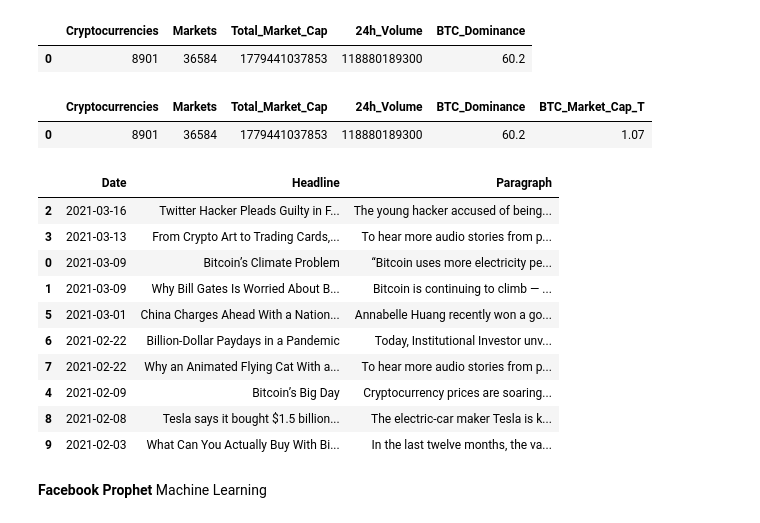
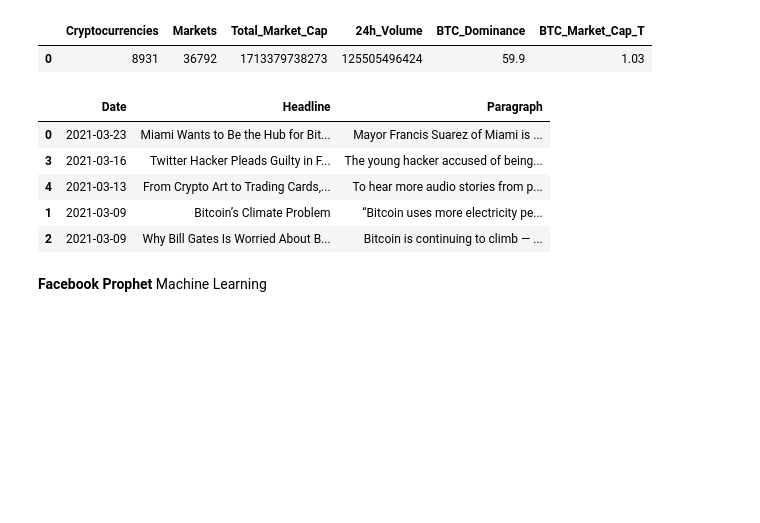
Before and after one commit to HDietrich416/BitcoinDashboard, a Jupyter notebook: bitcoin_app/assets/Bitcoin_ETL.ipynb, the cells around one changed output. Cells and saved outputs as stored; diff of their text form; code cells hidden in the pictures; blank space fills up the shorter version.

```diff
--- a/bitcoin_app/assets/Bitcoin_ETL.ipynb
+++ b/bitcoin_app/assets/Bitcoin_ETL.ipynb
@@ -148,17 +113,12 @@ market_cap_df = market_cap_df.rename(columns={"Dominance": "BTC_Dominance", "Mar
 market_cap_df['Total_Market_Cap'] = market_cap_df['Total_Market_Cap'].str.replace("$","")
 market_cap_df['24h_Volume'] = market_cap_df['24h_Volume'].str.replace("$","")
 market_cap_df = market_cap_df.replace(',','', regex=True)
+market_cap_df['BTC_Market_Cap_T'] = market_cap_df['Total_Market_Cap'].astype(float)*(market_cap_df['BTC_Dominance'].astype(float)/100)
+market_cap_df['BTC_Market_Cap_T']= round((market_cap_df['BTC_Market_Cap_T']/1000000000000),2)
 market_cap_df
 # %% [output]
-|  | Cryptocurrencies | Markets | Total_Market_Cap | 24h_Volume | BTC_Dominance |
-| 0 | 8901 | 36584 | 1779441037853 | 118880189300 | 60.2 |
+|  | Cryptocurrencies | Markets | Total_Market_Cap | 24h_Volume | BTC_Dominance | BTC_Market_Cap_T |
+| 0 | 8931 | 36792 | 1713379738273 | 125505496424 | 59.9 | 1.03 |
-# %%
-market_cap_df['BTC_Market_Cap_T'] = market_cap_df['Total_Market_Cap'].astype(float)*(market_cap_df['BTC_Dominance'].astype(float)/100)
-market_cap_df['BTC_Market_Cap_T']= round((market_cap_df['BTC_Market_Cap_T']/1000000000000),2)
-market_cap_df
-# %% [output]
-|  | Cryptocurrencies | Markets | Total_Market_Cap | 24h_Volume | BTC_Dominance | BTC_Market_Cap_T |
-| 0 | 8901 | 36584 | 1779441037853 | 118880189300 | 60.2 | 1.07 |
 # %%
 engine = create_engine(conn, echo=False)
 # %%
@@ -191,34 +150,29 @@ articles = requests.get(query_url).json()
 # %%
 # Transform API response into pandas df
 
 headline = []
 date = []
 paragraph = []
 
 articles_list = articles["response"]["docs"]
 
 for article in articles_list:
   headline.append(article["headline"]["main"])
   date.append(article["pub_date"])
   paragraph.append(article["lead_paragraph"])
 
 news_df = pd.DataFrame({"Date": date, "Headline": headline, "Paragraph": paragraph})
 news_df['Date'] = pd.to_datetime(news_df['Date'], infer_datetime_format=True)
 news_df['Date'] = news_df['Date'].dt.strftime('%Y-%m-%d')
 news_df = news_df.sort_values(by='Date', ascending=False)
-news_df.head(10)
+news_df.head()
 # %% [output]
 |  | Date | Headline | Paragraph |
-| 2 | 2021-03-16 | Twitter Hacker Pleads Guilty in F... | The young hacker accused of being... |
-| 3 | 2021-03-13 | From Crypto Art to Trading Cards,... | To hear more audio stories from p... |
-| 0 | 2021-03-09 | Bitcoin’s Climate Problem | “Bitcoin uses more electricity pe... |
-| 1 | 2021-03-09 | Why Bill Gates Is Worried About B... | Bitcoin is continuing to climb — ... |
-| 5 | 2021-03-01 | China Charges Ahead With a Nation... | Annabelle Huang recently won a go... |
-| 6 | 2021-02-22 | Billion-Dollar Paydays in a Pandemic | Today, Institutional Investor unv... |
-| 7 | 2021-02-22 | Why an Animated Flying Cat With a... | To hear more audio stories from p... |
-| 4 | 2021-02-09 | Bitcoin’s Big Day | Cryptocurrency prices are soaring... |
-| 8 | 2021-02-08 | Tesla says it bought $1.5 billion... | The electric-car maker Tesla is k... |
-| 9 | 2021-02-03 | What Can You Actually Buy With Bi... | In the last twelve months, the va... |
+| 0 | 2021-03-23 | Miami Wants to Be the Hub for Bit... | Mayor Francis Suarez of Miami is ... |
+| 3 | 2021-03-16 | Twitter Hacker Pleads Guilty in F... | The young hacker accused of being... |
+| 4 | 2021-03-13 | From Crypto Art to Trading Cards,... | To hear more audio stories from p... |
+| 1 | 2021-03-09 | Bitcoin’s Climate Problem | “Bitcoin uses more electricity pe... |
+| 2 | 2021-03-09 | Why Bill Gates Is Worried About B... | Bitcoin is continuing to climb — ... |
 # %%
 engine = create_engine(conn, echo=False)
 # %%
```
Also changed, not shown: parts of 13 cells of this notebook.
